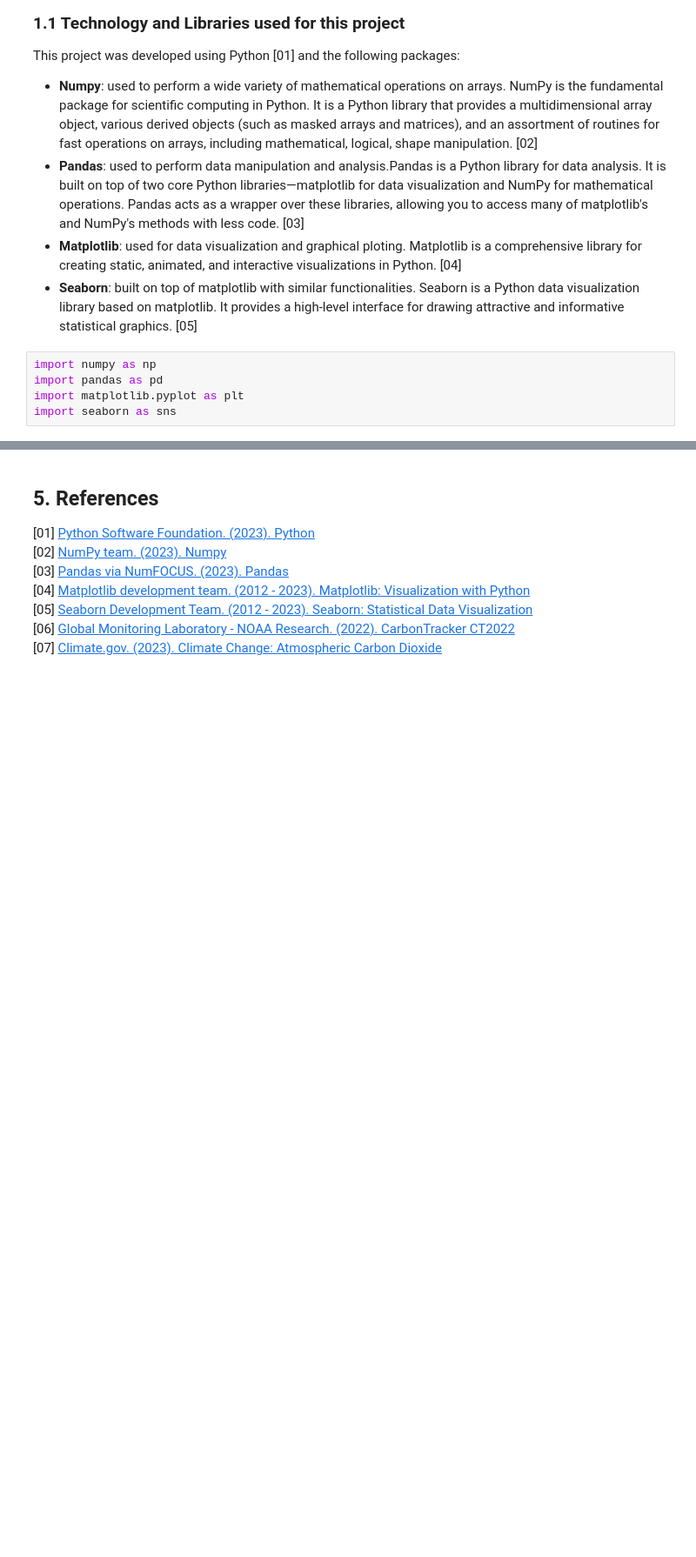
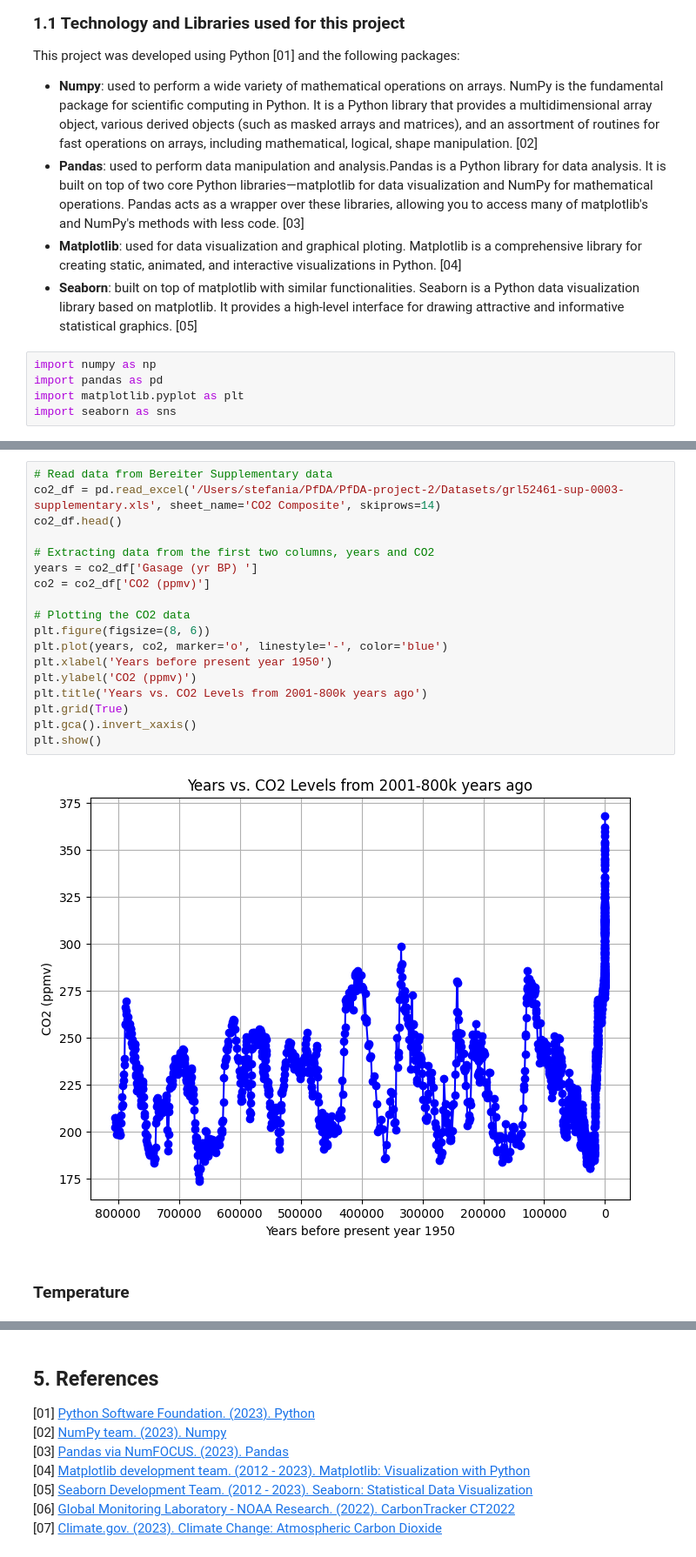
Before and after one commit to StefaniaVerduga/PfDA-project-2, a Jupyter notebook: PfDA-project-2.ipynb, the cells around one changed output, grey strips where cells are left out. Shown at 87% size. Saved outputs shown, nothing was run; the diff lists cells and outputs as text; blank space fills up the shorter version.

Commit message:
Extracted data and analised CO2 and temperature

```diff
--- a/PfDA-project-2.ipynb
+++ b/PfDA-project-2.ipynb
@@ -50,0 +56,22 @@ The CO2 is the most important greenhouse gas, which absorbs and radiates heat. T
+# %%
+# Read data from Bereiter Supplementary data
+co2_df = pd.read_excel('/Users/stefania/PfDA/PfDA-project-2/Datasets/grl52461-sup-0003-supplementary.xls', sheet_name='CO2 Composite', skiprows=14)
+co2_df.head()
+
+# Extracting data from the first two columns, years and CO2
+years = co2_df['Gasage (yr BP) ']
+co2 = co2_df['CO2 (ppmv)']
+
+# Plotting the CO2 data
+plt.figure(figsize=(8, 6))
+plt.plot(years, co2, marker='o', linestyle='-', color='blue')
+plt.xlabel('Years before present year 1950')
+plt.ylabel('CO2 (ppmv)')
+plt.title('Years vs. CO2 Levels from 2001-800k years ago')
+plt.grid(True)
+plt.gca().invert_xaxis()
+plt.show()
+# %% [output]
+[figure, added]
+# %% [markdown]
+### Temperature
```
Also changed, not shown: parts of 3 cells of this notebook, 4 other files.
